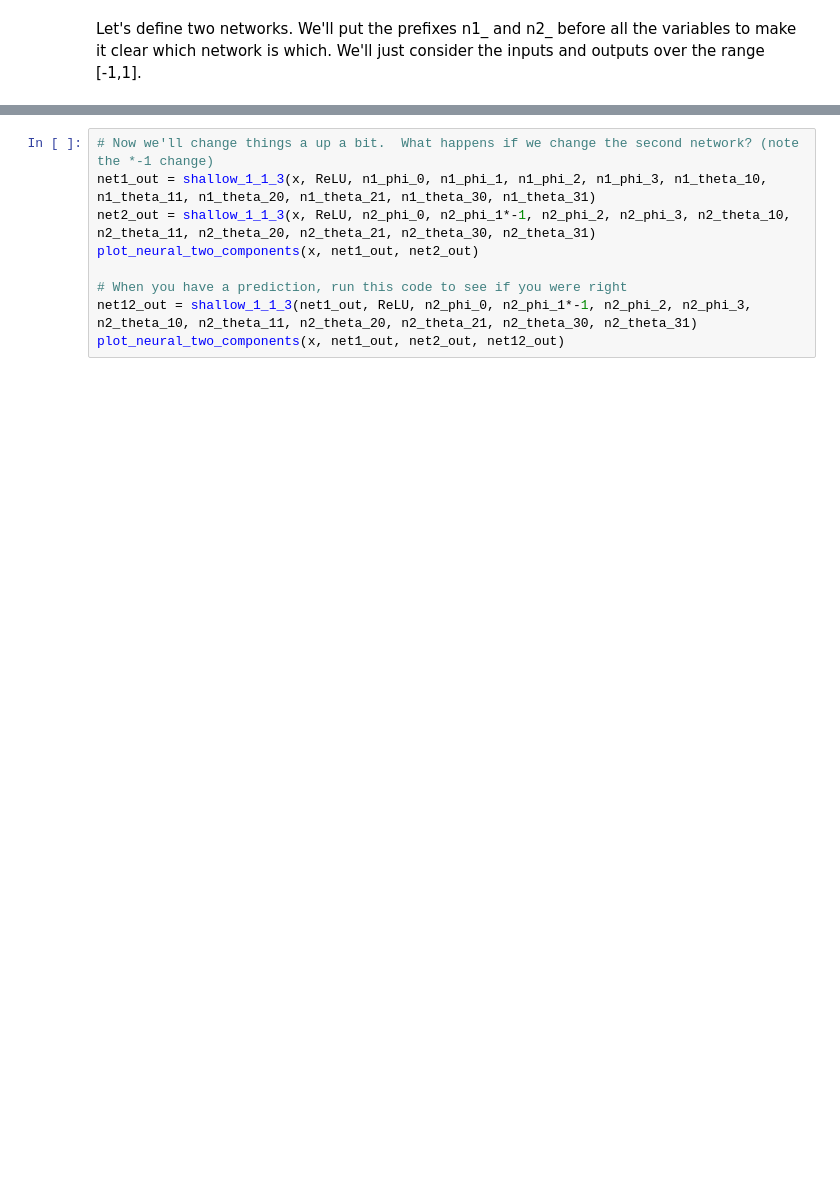
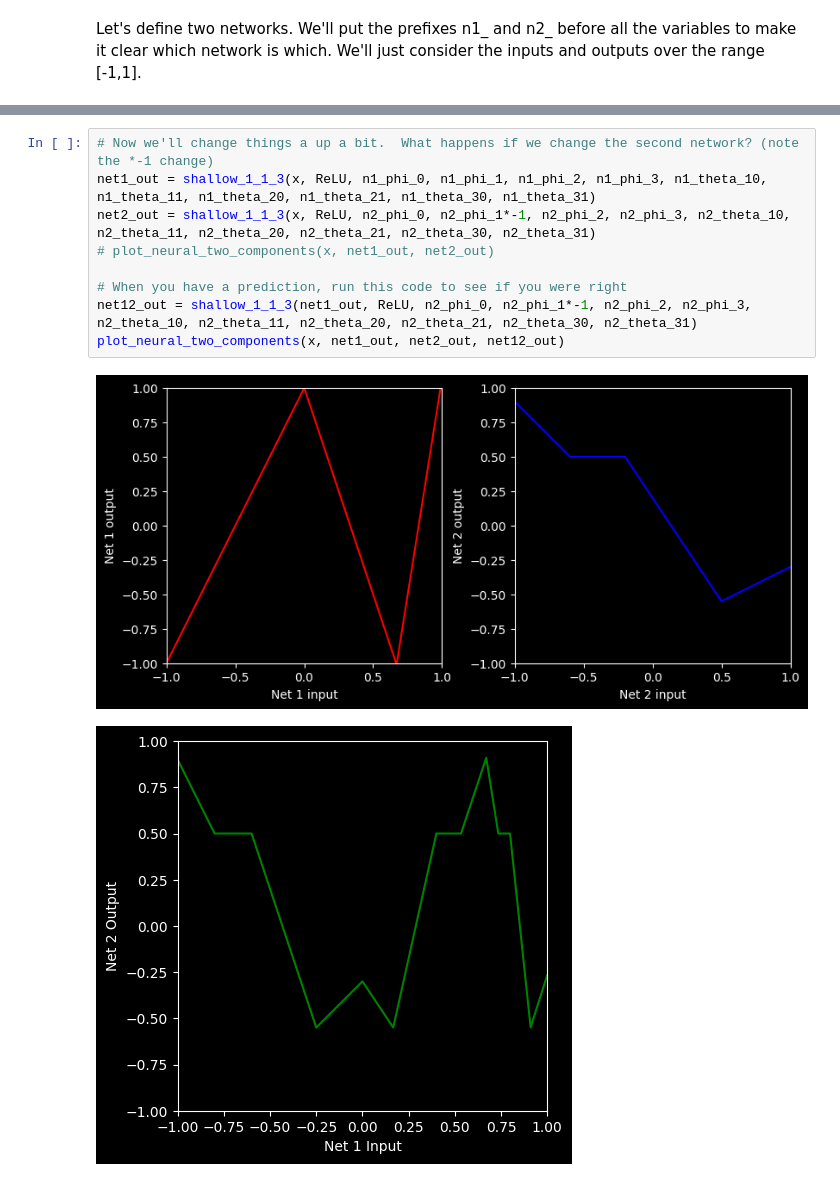
Before and after one commit to fahadsultan/csc372, a Jupyter notebook: dnn.ipynb, the cells around one changed output, grey strips where cells are left out. Cells and saved outputs as stored; diff of their text form; blank space fills up the shorter version.

```diff
--- a/dnn.ipynb
+++ b/dnn.ipynb
@@ -135,12 +183,15 @@ plot_neural_two_components(x, net1_out, net2_out, net12_out)
 # %%
 # Now we'll change things a up a bit.  What happens if we change the second network? (note the *-1 change)
 net1_out = shallow_1_1_3(x, ReLU, n1_phi_0, n1_phi_1, n1_phi_2, n1_phi_3, n1_theta_10, n1_theta_11, n1_theta_20, n1_theta_21, n1_theta_30, n1_theta_31)
 net2_out = shallow_1_1_3(x, ReLU, n2_phi_0, n2_phi_1*-1, n2_phi_2, n2_phi_3, n2_theta_10, n2_theta_11, n2_theta_20, n2_theta_21, n2_theta_30, n2_theta_31)
-plot_neural_two_components(x, net1_out, net2_out)
+# plot_neural_two_components(x, net1_out, net2_out)
 
 # When you have a prediction, run this code to see if you were right
 net12_out = shallow_1_1_3(net1_out, ReLU, n2_phi_0, n2_phi_1*-1, n2_phi_2, n2_phi_3, n2_theta_10, n2_theta_11, n2_theta_20, n2_theta_21, n2_theta_30, n2_theta_31)
 plot_neural_two_components(x, net1_out, net2_out, net12_out)
+# %% [output]
+[figure, added]
+[figure, added]
 # %%
 # Let's change things again.  What happens if we change the first network? (note the changes)
 net1_out = shallow_1_1_3(x, ReLU, n1_phi_0, n1_phi_1*0.5, n1_phi_2, n1_phi_3, n1_theta_10, n1_theta_11, n1_theta_20, n1_theta_21, n1_theta_30, n1_theta_31)
```
Also changed, not shown: parts of 13 cells of this notebook, 30 other files.
